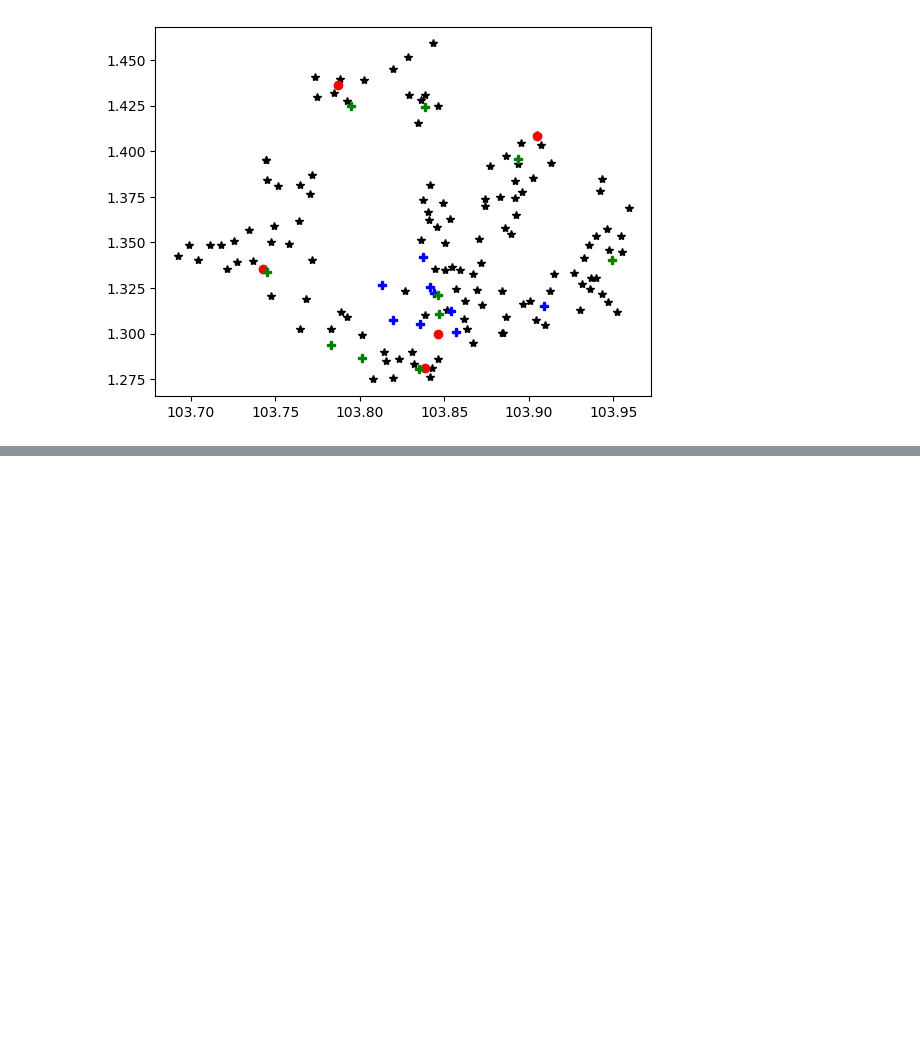
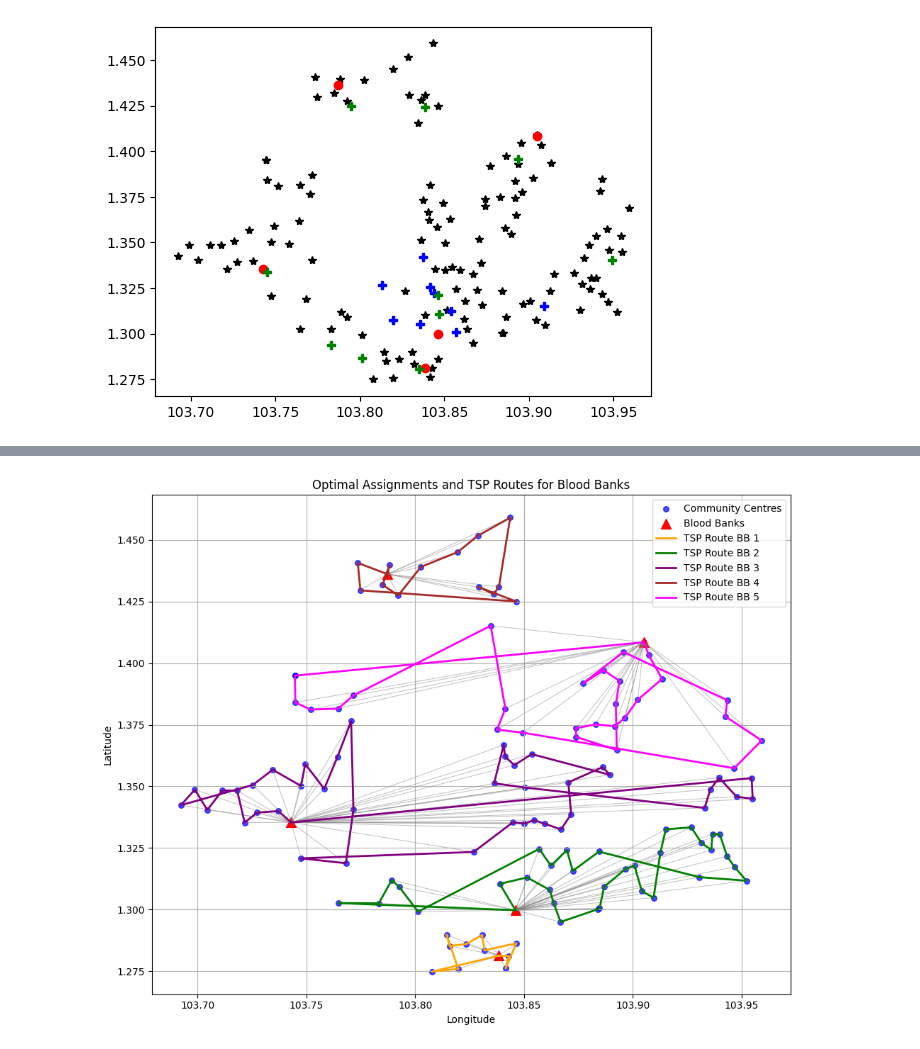
Before and after one commit to benedict-9/HST_proj1, a Jupyter notebook: distance computation.ipynb, the cells around one changed output, grey strips where cells are left out. Saved outputs shown, nothing was run; the diff lists cells and outputs as text; code cells hidden in the pictures; blank space fills up the shorter version.

```diff
--- a/distance computation.ipynb
+++ b/distance computation.ipynb
@@ -239,0 +373,47 @@ plt.show()
+# %%
+plt.figure(figsize=(10, 8))
+
+# Plot all community centres and blood banks
+plt.scatter([c[0] for c in comm_coords], [c[1] for c in comm_coords], c='blue', label='Community Centres', s=30, alpha=0.7)
+plt.scatter([b[0] for b in bank_coords], [b[1] for b in bank_coords], c='red', label='Blood Banks', s=100, marker='^')
+
+# Draw assignment lines (gray)
+for i in I:
+    for j in assignments[i]:
+        bx, by = bank_coords[i]
+        cx, cy = comm_coords[j]
+        plt.plot([bx, cx], [by, cy], c='gray', linewidth=0.7, alpha=0.5)
+
+# Draw TSP routes (colored)
+def tsp_nn_path(start_coord, cc_indices, comm_coords):
+    if not cc_indices:
+        return [start_coord, start_coord]
+    unvisited = set(cc_indices)
+    current = start_coord
+    path = [start_coord]
+    while unvisited:
+        nearest = min(unvisited, key=lambda idx: np.linalg.norm(np.array(current) - np.array(comm_coords[idx])))
+        current = comm_coords[nearest]
+        path.append(current)
+        unvisited.remove(nearest)
+    path.append(start_coord)
+    return path
+
+colors = ['orange', 'green', 'purple', 'brown', 'magenta']
+for i in I:
+    if assignments[i]:
+        start_coord = bank_coords[i]
+        cc_indices = assignments[i]
+        path = tsp_nn_path(start_coord, cc_indices, comm_coords)
+        path_x, path_y = zip(*path)
+        plt.plot(path_x, path_y, color=colors[i % len(colors)], linewidth=2, label=f'TSP Route BB {i+1}')
+
+plt.title("Optimal Assignments and TSP Routes for Blood Banks")
+plt.xlabel("Longitude")
+plt.ylabel("Latitude")
+plt.grid(True)
+plt.legend()
+plt.tight_layout()
+plt.show()
+# %% [output]
+[figure, added]
```
Also changed, not shown: parts of 3 cells of this notebook.
